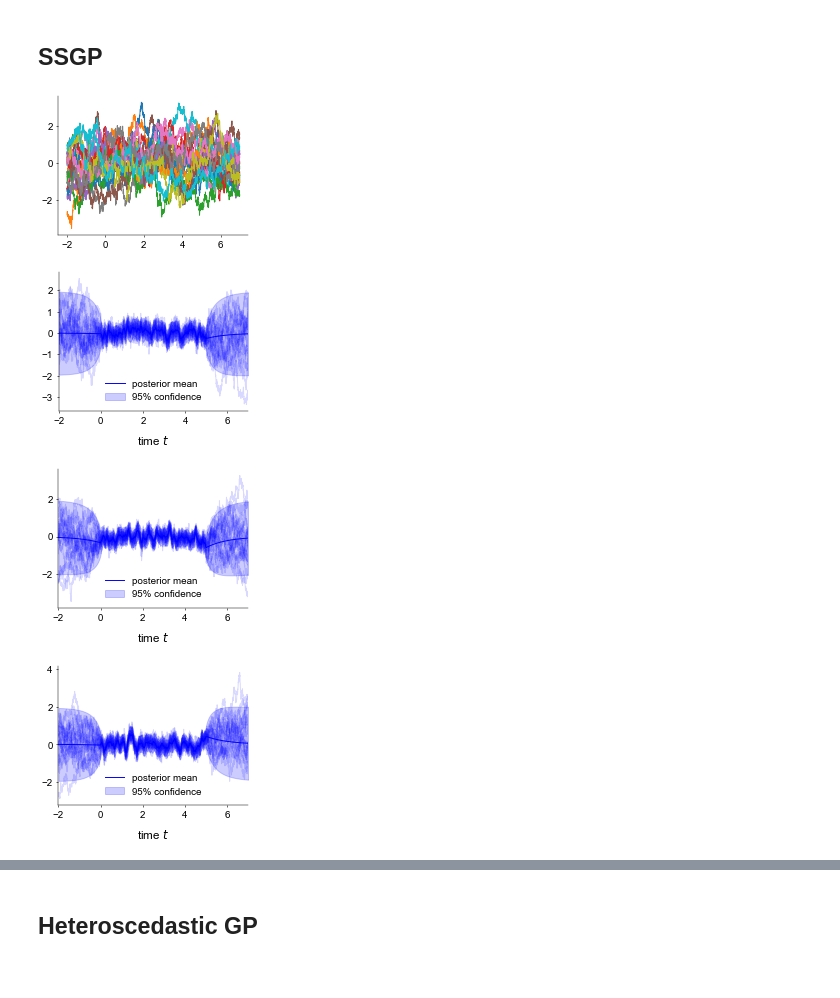
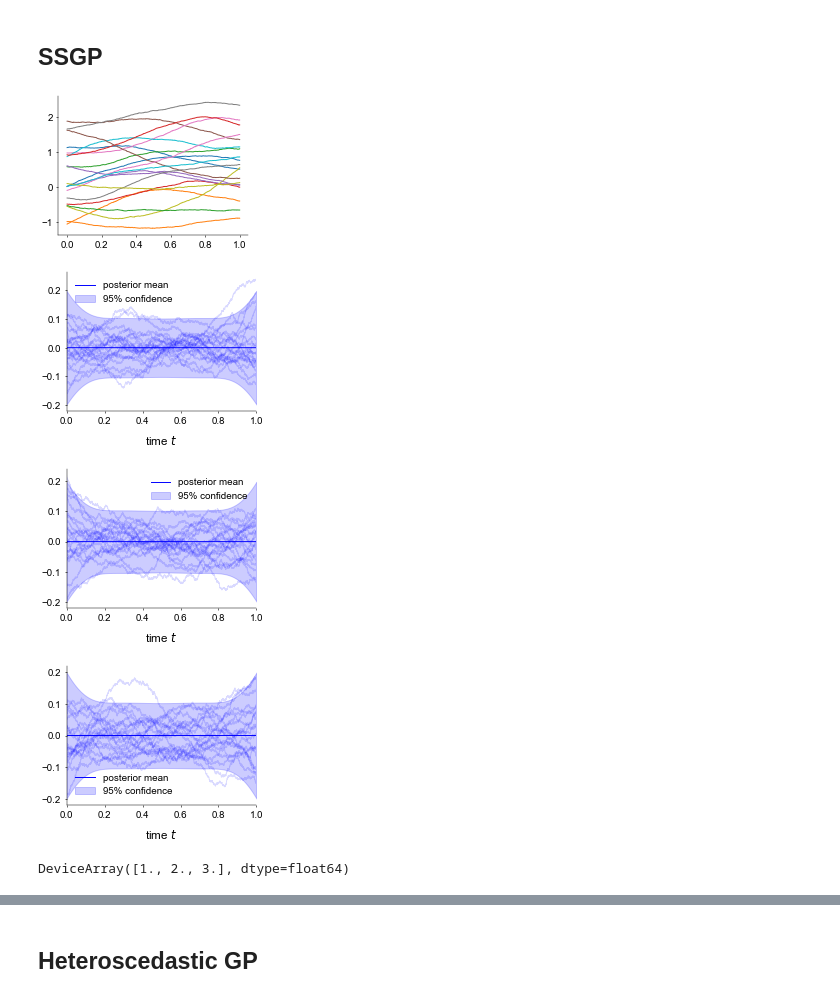
Before and after one commit to davindicode/nonparametric-nonrenewal-process, a Jupyter notebook: notebooks/GPR_1D.ipynb, the cells around one changed output, grey strips where cells are left out. Cells and saved outputs as stored; diff of their text form; code cells hidden in the pictures.

```diff
--- a/notebooks/GPR_1D.ipynb
+++ b/notebooks/GPR_1D.ipynb
@@ -143,21 +145,21 @@ jitter = 1e-6
 var_x = 1.0*np.ones((x_dims))  # GP variance
 len_x = 1.0*np.ones((x_dims, 1))  # GP lengthscale
 
-kernx = lib.GP.kernels.Matern12(x_dims, variance=var_x, lengthscale=len_x)
+kernx = lib.GP.kernels.Matern52(x_dims, variance=var_x, lengthscale=len_x)
 
 
 num_samps = 20
 Tsteps = 1000
 
-site_locs = np.linspace(0., 5., Tsteps)  # s
+site_locs = np.linspace(0., 1., Tsteps)  # s
 #timedata = (jnp.array(t), jnp.diff(t)[:1])
 
 evalsteps = 3000
-t_eval = jnp.linspace(-2.0, 7.0, evalsteps)
+t_eval = jnp.linspace(0.0, 1.0, evalsteps)
 
 
 # site_init
-site_obs = 0. * np.ones([Tsteps, x_dims, 1]) + np.random.randn(Tsteps, x_dims, 1)
+site_obs = 0. * np.ones([Tsteps, x_dims, 1]) + 0*np.random.randn(Tsteps, x_dims, 1)
 site_Lcov = 1. * np.eye(x_dims)[None, ...].repeat(Tsteps, axis=0)
 
 state_space = lib.GP.markovian.GaussianLTI(
@@ -168,37 +170,41 @@ state_space = lib.GP.markovian.GaussianLTI(
 prior_samples = state_space.sample_prior(
     prng_state, num_samps, t_eval, jitter)
 
-#t_eval = None
+
 post_mean, post_cov, _ = state_space.evaluate_posterior(
     t_eval, mean_only=False, compute_KL=False, jitter=1e-8)
 post_mean = post_mean[..., 0]
 
 post_samples, _ = state_space.sample_posterior(
-    prng_state, num_samps, t_eval, jitter, False)  # (time, tr, N)
-
-#t_eval = t
+    prng_state, num_samps, t_eval, jitter, False)  # (tr, time, N, 1)
 # %%
+f_dim = 0
+
 for n in range(num_samps):
-    plt.plot(t_eval, prior_samples[:, n, 1])
+    plt.plot(t_eval, prior_samples[n, :, f_dim])
 
 plt.show()
 # %% [output]
-[figure, old version]
+[figure, new version]
 # %%
 post_var = post_cov[:, np.arange(state_space.markov_kernel.out_dims), np.arange(state_space.markov_kernel.out_dims)]
 lb = post_mean - 1.96 * post_var ** 0.5
 ub = post_mean + 1.96 * post_var ** 0.5
 
 for plot_out in range(state_space.markov_kernel.out_dims):
     plt.figure()
     plt.plot(t_eval, post_mean[:, plot_out], 'b', label='posterior mean')
     plt.fill_between(t_eval, lb[:, plot_out], ub[:, plot_out], color='b', alpha=0.2, label='95% confidence')
-    plt.plot(t_eval, post_samples[..., plot_out, 0], 'b', alpha=0.15)
+    plt.plot(t_eval, post_samples[..., plot_out, 0].T, 'b', alpha=0.15)
     plt.xlim([t_eval[0], t_eval[-1]])
     plt.legend()
     plt.xlabel('time $t$')
     plt.show()
 # %% [output]
-[figure, old version]
+[figure, new version]
-[figure, old version]
+[figure, new version]
-[figure, old version]
+[figure, new version]
+# %%
+jnp.cumsum(jnp.ones(3))
+# %% [output]
+DeviceArray([1., 2., 3.], dtype=float64)
```
Also changed, not shown: parts of 23 cells of this notebook, 19 other files.
